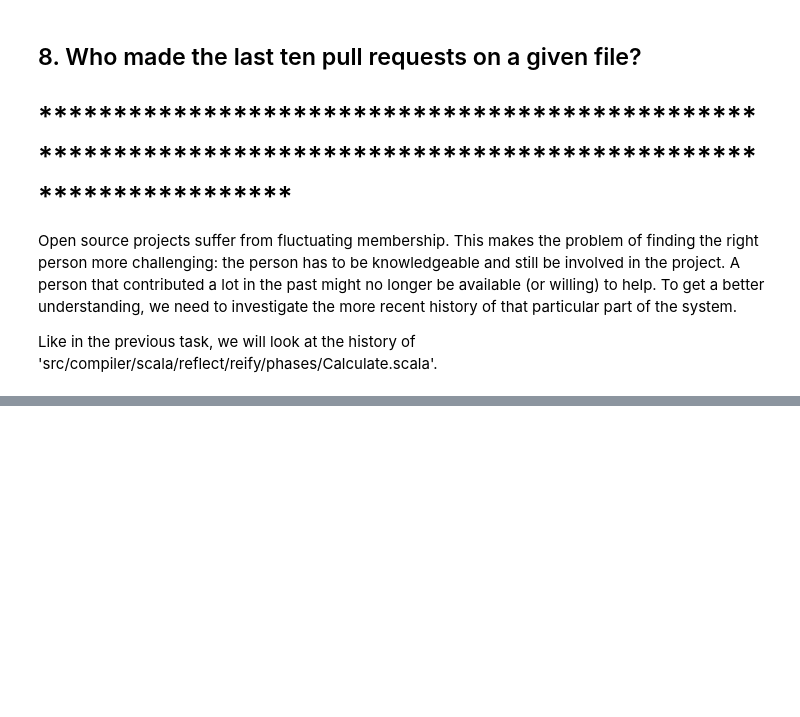
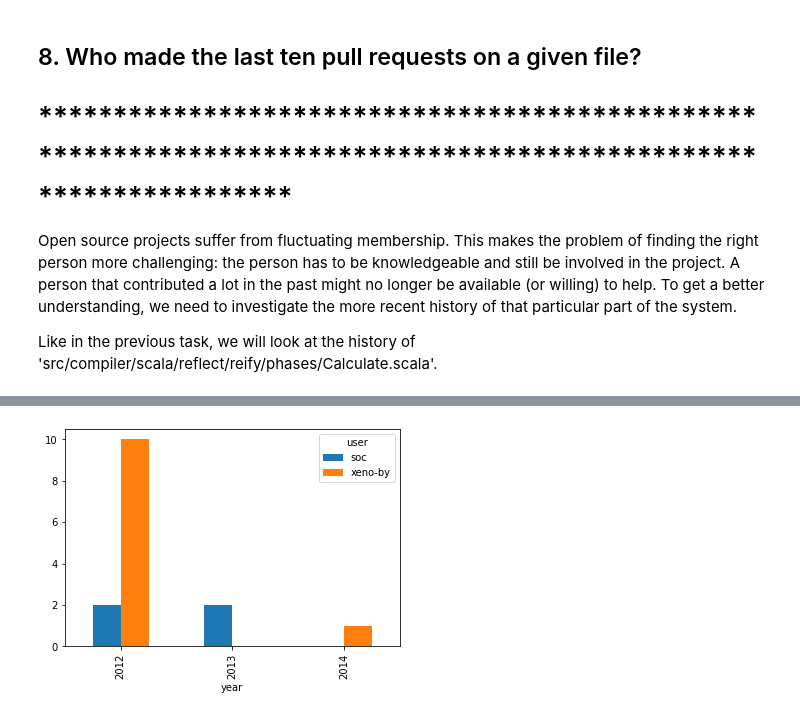
Before and after one commit to johnhhu2020/DataCamp-Data-Scientist-with-Python-Track, a Jupyter notebook: The GitHub History of the Scala Language.ipynb, the cells around one changed output, grey strips where cells are left out. Cells and saved outputs as stored; diff of their text form; code cells hidden in the pictures; blank space fills up the shorter version.

```diff
--- a/The GitHub History of the Scala Language.ipynb
+++ b/The GitHub History of the Scala Language.ipynb
@@ -561,0 +610,28 @@ key_file_devs
+# %%
+print(authors)
+
+print(file)
+
+
+# So we cant take those pull request as the contribution of developer ?  Then what ?
+
+
+
+
+# Select the pull requests submitted by the authors, from the `data` DataFrame
+by_author = f_df[f_df['user'].isin(authors)]
+
+by_file = f_df[f_df['file']==file]
+
+
+filter_file_author = f_df[(f_df['file']==file) & (f_df['user'].isin(authors))]
+print(filter_file_author)
+
+
+filter_file_author.pivot_table(values='pid',
+                               index='year',
+                               columns='user',
+                               aggfunc=(lambda x: x.count())).plot(kind='bar')
+
+plt.show()
+# %% [output]
@@ -561,0 +655 @@ key_file_devs
+[figure, added]
```
Also changed, not shown: parts of 12 cells of this notebook.
